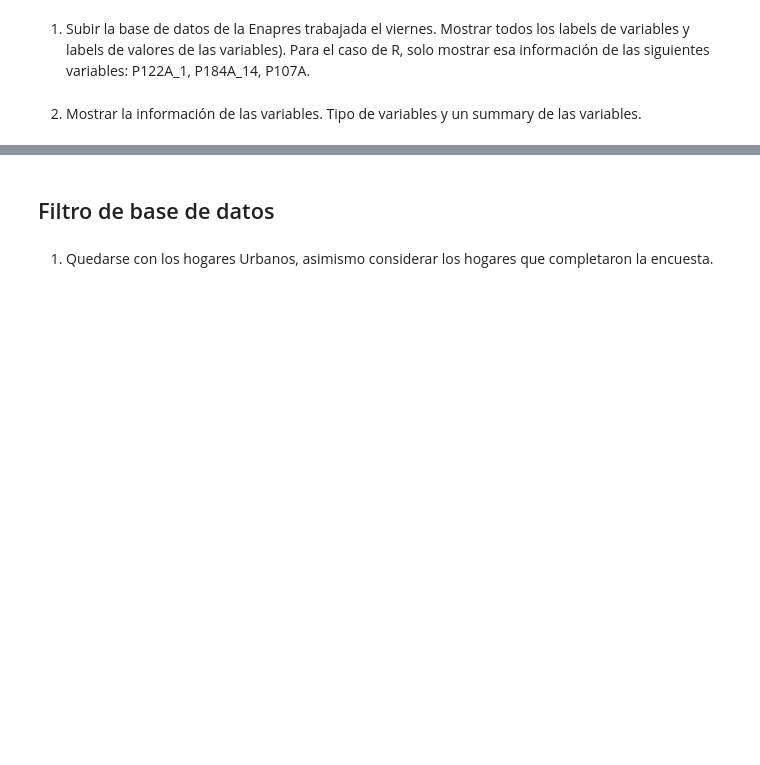
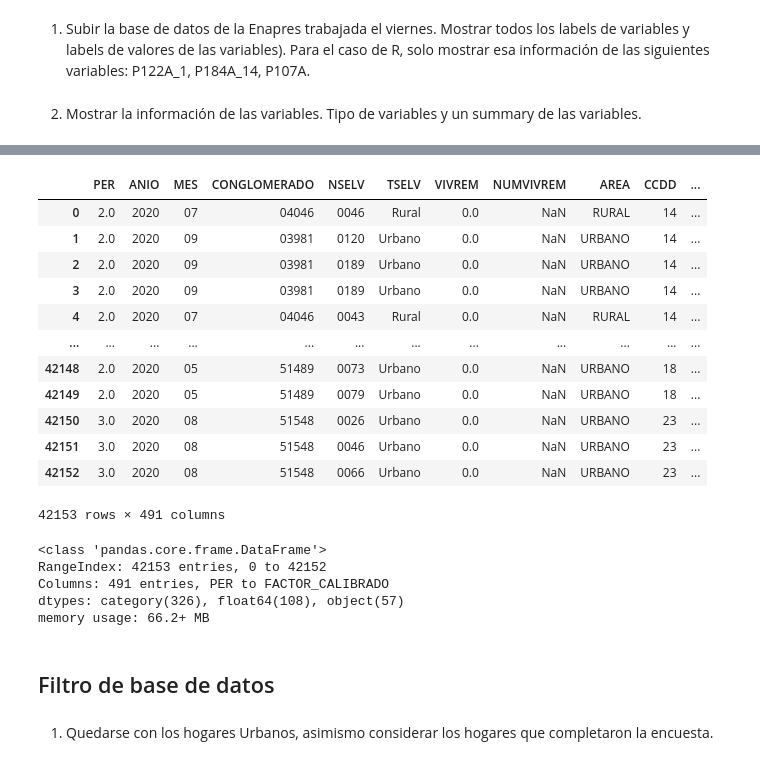
Before and after one commit to Robertopucp/1ECO35_R_PYTHON, a Jupyter notebook: Trabajo_grupal/WH4/grupo5_python_wh4.ipynb, the cells around one changed output, grey strips where cells are left out. Drawn from its saved outputs; the diff is of its cells as text; code cells hidden in the pictures; blank space fills up the shorter version.

```diff
--- a/Trabajo_grupal/WH4/grupo5_python_wh4.ipynb
+++ b/Trabajo_grupal/WH4/grupo5_python_wh4.ipynb
@@ -8,5 +25,19 @@
 ## Importar SPSS dataset
 # %% [markdown]
 1. Subir la base de datos de la Enapres trabajada el viernes. Mostrar todos los labels de variables y labels de valores de las variables). Para el caso de R, solo mostrar esa información de las siguientes variables: P122A_1, P184A_14, P107A.
+# %%
+enapres2020_1 = pd.read_spss( r"../../data/enapres_2020_ch_100/736-Modulo1618/CAP_100_URBANO_RURAL_3.sav" )
+
+# load sav using pandas
+# %%
+import savReaderWriter as sav  # import sav (package)
+
+
+with sav.SavHeaderReader( r"../../data/enapres_2020_ch_100/736-Modulo1618/CAP_100_URBANO_RURAL_3.sav", ioUtf8=True) as header:
+    metadata = header.all()
+    labels_enapres2020_1 = metadata.valueLabels  # get labels from varaibles varaibles's values
+    var_labels_enapres2020_1 = metadata.varLabels # get labels from varaibles
+
+ # ioUtf8 read special characters
 # %% [markdown]
 2. Mostrar la información de las variables. Tipo de variables y un summary de las variables.
@@ -13,3 +92,32 @@
+# %%
+# adding labels to variables enapres2020_1 from pandas
+
+enapres2020_1.attrs[ 'value_labels' ] = labels_enapres2020_1
+enapres2020_1.attrs[ 'var_labels' ] = var_labels_enapres2020_1
+# %%
+enapres2020_1
+# %% [output]
+|  | PER | ANIO | MES | CONGLOMERADO | NSELV | TSELV | VIVREM | NUMVIVREM | AREA | CCDD | ... |
+| 0 | 2.0 | 2020 | 07 | 04046 | 0046 | Rural | 0.0 | NaN | RURAL | 14 | ... |
+| 1 | 2.0 | 2020 | 09 | 03981 | 0120 | Urbano | 0.0 | NaN | URBANO | 14 | ... |
+| 2 | 2.0 | 2020 | 09 | 03981 | 0189 | Urbano | 0.0 | NaN | URBANO | 14 | ... |
+| 3 | 2.0 | 2020 | 09 | 03981 | 0189 | Urbano | 0.0 | NaN | URBANO | 14 | ... |
+| 4 | 2.0 | 2020 | 07 | 04046 | 0043 | Rural | 0.0 | NaN | RURAL | 14 | ... |
+| ... | ... | ... | ... | ... | ... | ... | ... | ... | ... | ... | ... |
+| 42148 | 2.0 | 2020 | 05 | 51489 | 0073 | Urbano | 0.0 | NaN | URBANO | 18 | ... |
+| 42149 | 2.0 | 2020 | 05 | 51489 | 0079 | Urbano | 0.0 | NaN | URBANO | 18 | ... |
+| 42150 | 3.0 | 2020 | 08 | 51548 | 0026 | Urbano | 0.0 | NaN | URBANO | 23 | ... |
+| 42151 | 3.0 | 2020 | 08 | 51548 | 0046 | Urbano | 0.0 | NaN | URBANO | 23 | ... |
+| 42152 | 3.0 | 2020 | 08 | 51548 | 0066 | Urbano | 0.0 | NaN | URBANO | 23 | ... |
+42153 rows × 491 columns
+# %%
+enapres2020_1.info()
+# %% [output]
+<class 'pandas.core.frame.DataFrame'>
+RangeIndex: 42153 entries, 0 to 42152
+Columns: 491 entries, PER to FACTOR_CALIBRADO
+dtypes: category(326), float64(108), object(57)
+memory usage: 66.2+ MB
 # %% [markdown]
 ## Filtro de base de datos
 # %% [markdown]
```
Also changed, not shown: parts of 16 cells of this notebook.
